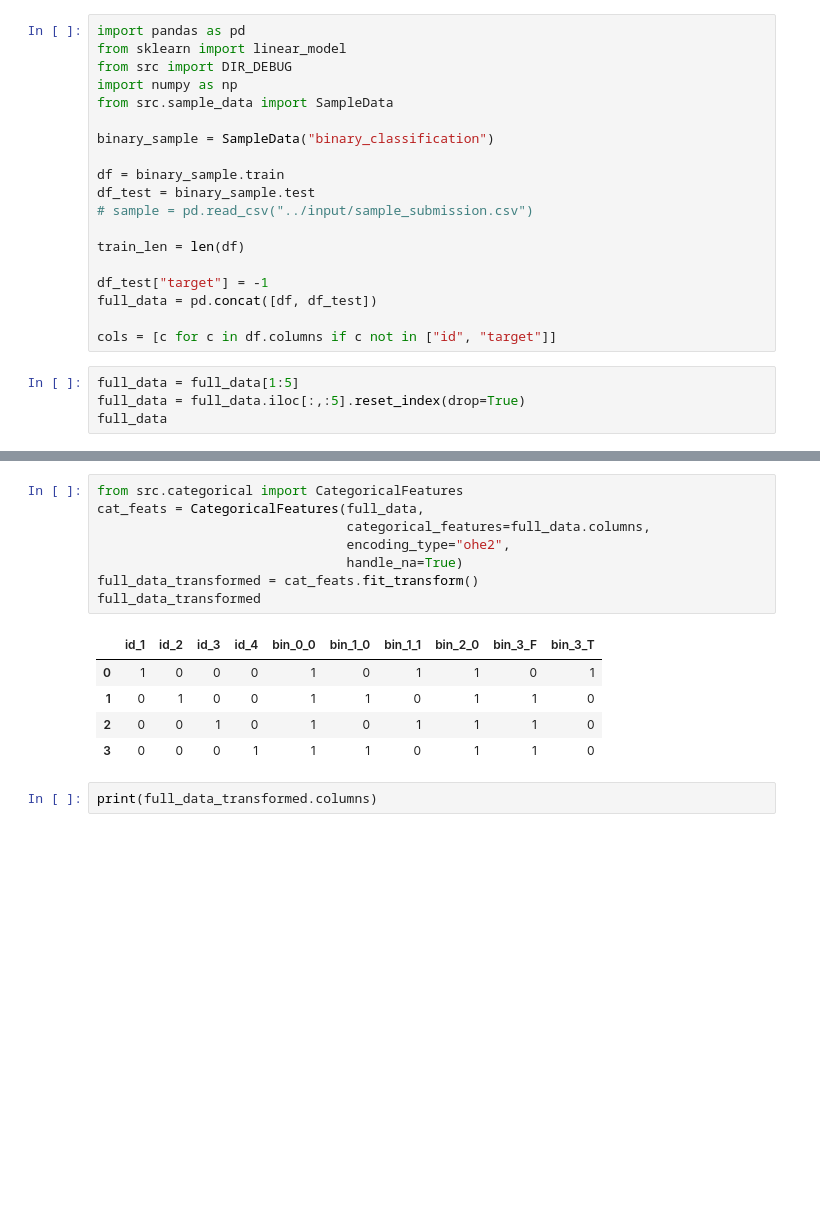
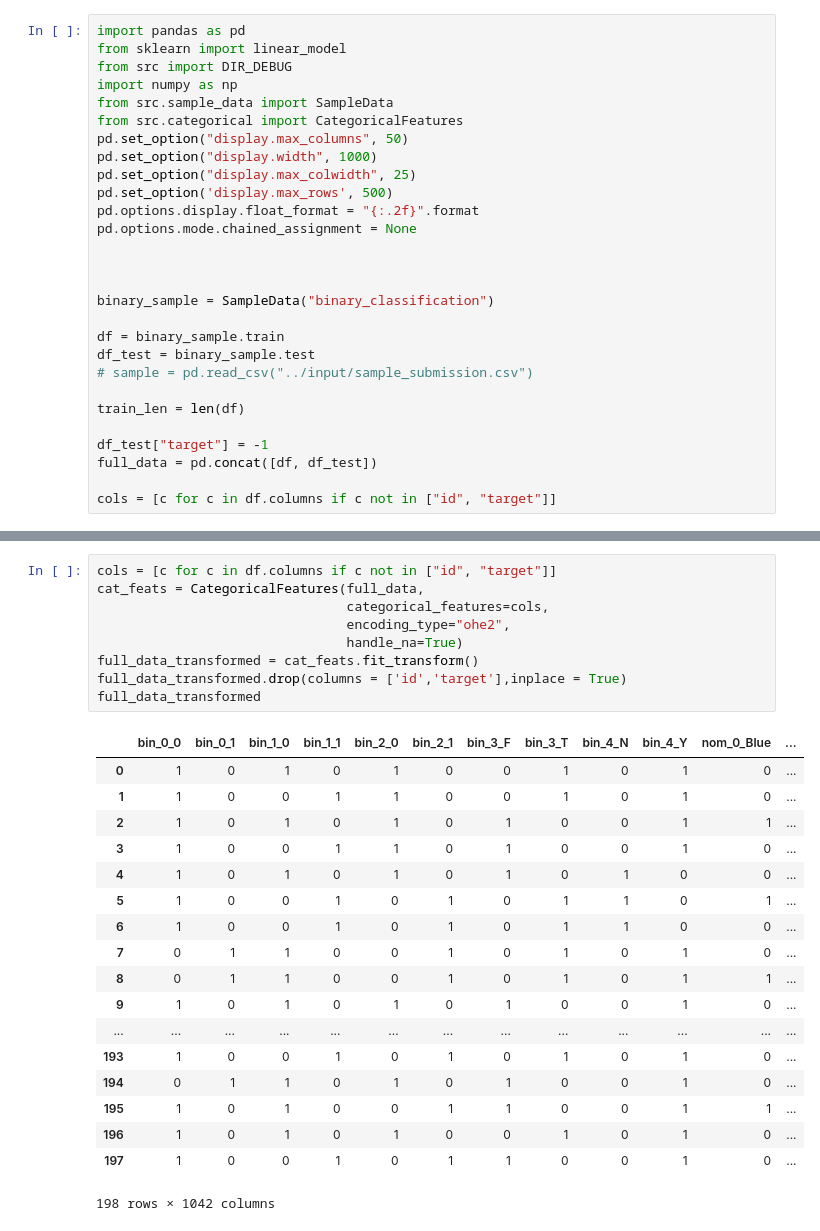
Before and after one commit to rama96/Utils, a Jupyter notebook: notebooks/EDA.ipynb, the cells around one changed output, grey strips where cells are left out. Cells and saved outputs as stored; diff of their text form; blank space fills up the shorter version.

```diff
--- a/notebooks/EDA.ipynb
+++ b/notebooks/EDA.ipynb
@@ -4,6 +4,15 @@ from sklearn import linear_model
 from src import DIR_DEBUG
 import numpy as np
 from src.sample_data import SampleData
+from src.categorical import CategoricalFeatures
+pd.set_option("display.max_columns", 50)
+pd.set_option("display.width", 1000)
+pd.set_option("display.max_colwidth", 25)
+pd.set_option('display.max_rows', 500)
+pd.options.display.float_format = "{:.2f}".format
+pd.options.mode.chained_assignment = None
+
+
 
 binary_sample = SampleData("binary_classification")
 
@@ -17,7 +26,3 @@ df_test["target"] = -1
 full_data = pd.concat([df, df_test])
 
 cols = [c for c in df.columns if c not in ["id", "target"]]
-# %%
-full_data = full_data[1:5]
-full_data = full_data.iloc[:,:5].reset_index(drop=True)
-full_data
@@ -30,16 +91,28 @@ full_data
 # %%
-from src.categorical import CategoricalFeatures
+cols = [c for c in df.columns if c not in ["id", "target"]]
 cat_feats = CategoricalFeatures(full_data,
-                                categorical_features=full_data.columns,
+                                categorical_features=cols,
                                 encoding_type="ohe2",
                                 handle_na=True)
 full_data_transformed = cat_feats.fit_transform()
+full_data_transformed.drop(columns = ['id','target'],inplace = True)
 full_data_transformed
 # %% [output]
-|  | id_1 | id_2 | id_3 | id_4 | bin_0_0 | bin_1_0 | bin_1_1 | bin_2_0 | bin_3_F | bin_3_T |
-| 0 | 1 | 0 | 0 | 0 | 1 | 0 | 1 | 1 | 0 | 1 |
-| 1 | 0 | 1 | 0 | 0 | 1 | 1 | 0 | 1 | 1 | 0 |
-| 2 | 0 | 0 | 1 | 0 | 1 | 0 | 1 | 1 | 1 | 0 |
-| 3 | 0 | 0 | 0 | 1 | 1 | 1 | 0 | 1 | 1 | 0 |
+|  | bin_0_0 | bin_0_1 | bin_1_0 | bin_1_1 | bin_2_0 | bin_2_1 | bin_3_F | bin_3_T | bin_4_N | bin_4_Y | nom_0_Blue | ... |
+| 0 | 1 | 0 | 1 | 0 | 1 | 0 | 0 | 1 | 0 | 1 | 0 | ... |
+| 1 | 1 | 0 | 0 | 1 | 1 | 0 | 0 | 1 | 0 | 1 | 0 | ... |
+| 2 | 1 | 0 | 1 | 0 | 1 | 0 | 1 | 0 | 0 | 1 | 1 | ... |
+| 3 | 1 | 0 | 0 | 1 | 1 | 0 | 1 | 0 | 0 | 1 | 0 | ... |
+| 4 | 1 | 0 | 1 | 0 | 1 | 0 | 1 | 0 | 1 | 0 | 0 | ... |
+| 5 | 1 | 0 | 0 | 1 | 0 | 1 | 0 | 1 | 1 | 0 | 1 | ... |
+| 6 | 1 | 0 | 0 | 1 | 0 | 1 | 0 | 1 | 1 | 0 | 0 | ... |
+| 7 | 0 | 1 | 1 | 0 | 0 | 1 | 0 | 1 | 0 | 1 | 0 | ... |
+| 8 | 0 | 1 | 1 | 0 | 0 | 1 | 0 | 1 | 0 | 1 | 1 | ... |
+| 9 | 1 | 0 | 1 | 0 | 1 | 0 | 1 | 0 | 0 | 1 | 0 | ... |
+| ... | ... | ... | ... | ... | ... | ... | ... | ... | ... | ... | ... | ... |
+| 193 | 1 | 0 | 0 | 1 | 0 | 1 | 0 | 1 | 0 | 1 | 0 | ... |
+| 194 | 0 | 1 | 1 | 0 | 1 | 0 | 1 | 0 | 0 | 1 | 0 | ... |
+| 195 | 1 | 0 | 1 | 0 | 0 | 1 | 1 | 0 | 0 | 1 | 1 | ... |
+| 196 | 1 | 0 | 1 | 0 | 1 | 0 | 0 | 1 | 0 | 1 | 0 | ... |
+| 197 | 1 | 0 | 0 | 1 | 0 | 1 | 1 | 0 | 0 | 1 | 0 | ... |
+198 rows × 1042 columns
-# %%
-print(full_data_transformed.columns)
```
Also changed, not shown: parts of 9 cells of this notebook, 1 other file.
